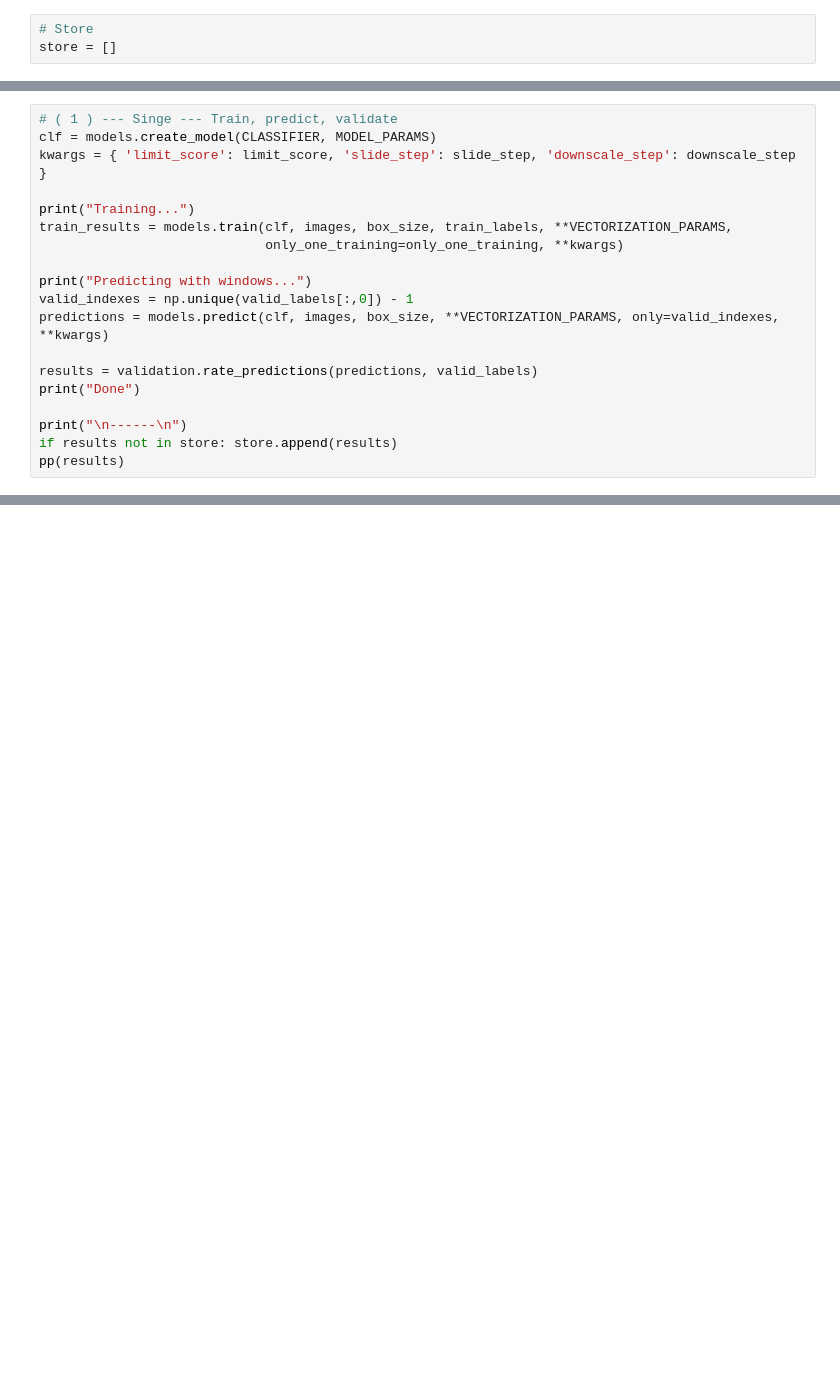
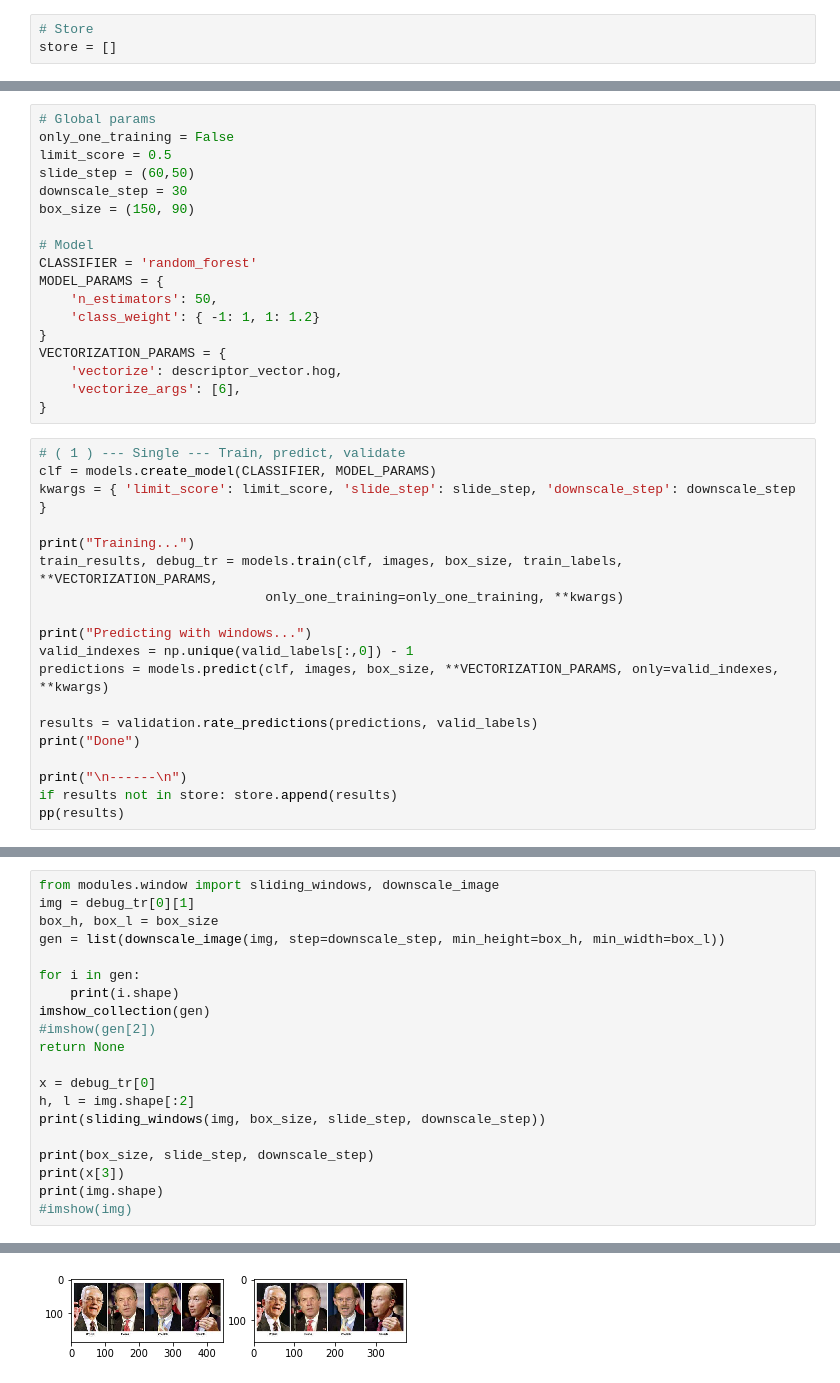
Before and after one commit to jpennors/face_detection_project, a Jupyter notebook: KISS.ipynb, the cells around one changed output, grey strips where cells are left out. Cells and saved outputs as stored; diff of their text form; blank space fills up the shorter version.

Commit message:
Fix sliding windows bug

```diff
--- a/KISS.ipynb
+++ b/KISS.ipynb
@@ -70,10 +50,28 @@ Train: 60, Valid: 40
+# %%
+# Global params
+only_one_training = False
+limit_score = 0.5
+slide_step = (60,50)
+downscale_step = 30
+box_size = (150, 90)
+
+# Model
+CLASSIFIER = 'random_forest'
+MODEL_PARAMS = {
+    'n_estimators': 50,
+    'class_weight': { -1: 1, 1: 1.2}
+}
+VECTORIZATION_PARAMS = {
+    'vectorize': descriptor_vector.hog,
+    'vectorize_args': [6],
+}
 # %%
-# ( 1 ) --- Singe --- Train, predict, validate
+# ( 1 ) --- Single --- Train, predict, validate
 clf = models.create_model(CLASSIFIER, MODEL_PARAMS)
 kwargs = { 'limit_score': limit_score, 'slide_step': slide_step, 'downscale_step': downscale_step }
 
 print("Training...")
-train_results = models.train(clf, images, box_size, train_labels, **VECTORIZATION_PARAMS,
+train_results, debug_tr = models.train(clf, images, box_size, train_labels, **VECTORIZATION_PARAMS,
                              only_one_training=only_one_training, **kwargs)
 
 print("Predicting with windows...")
@@ -102,0 +109,21 @@ Done
+# %%
+from modules.window import sliding_windows, downscale_image
+img = debug_tr[0][1]
+box_h, box_l = box_size
+gen = list(downscale_image(img, step=downscale_step, min_height=box_h, min_width=box_l))
+
+for i in gen:
+    print(i.shape)
+imshow_collection(gen)
+#imshow(gen[2])
+return None
+
+x = debug_tr[0]
+h, l = img.shape[:2]
+print(sliding_windows(img, box_size, slide_step, downscale_step))
+
+print(box_size, slide_step, downscale_step)
+print(x[3])
+print(img.shape)
+#imshow(img)
+# %% [output]
@@ -102,0 +133 @@ Done
+[figure, added]
```
Also changed, not shown: parts of 14 cells of this notebook, 2 other files.
